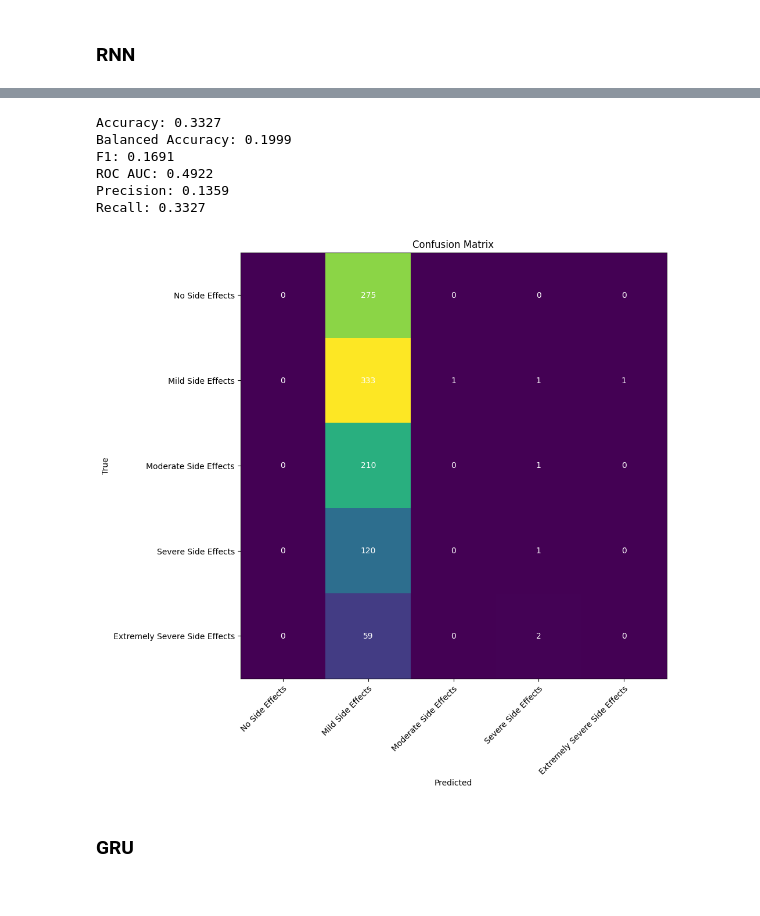
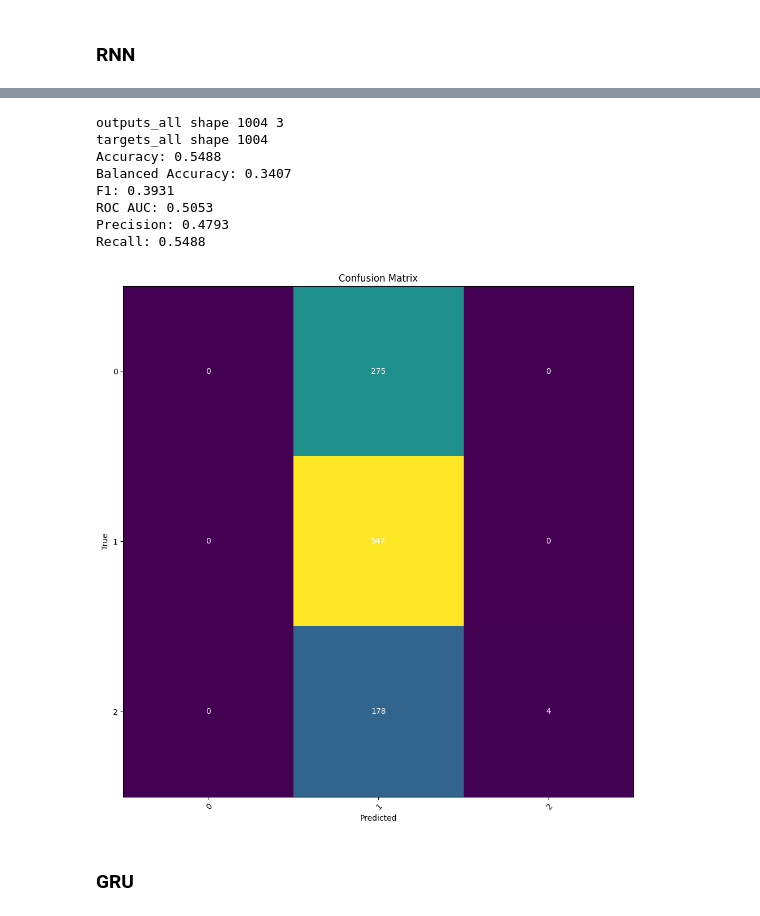
Before and after one commit to batiukmaks/Neural-Network-Technologies-and-Their-Usage-Labs, a Jupyter notebook: labs/lab-3/main.ipynb, the cells around one changed output, grey strips where cells are left out. Cells and saved outputs as stored; diff of their text form; code cells hidden in the pictures.

```diff
--- a/labs/lab-3/main.ipynb
+++ b/labs/lab-3/main.ipynb
@@ -459,6 +459,7 @@ DATALOADER_CONFIGS = {
         "input_column": "commentsReview",
         "target_column": "rating",
         "class_names": range(1, 11),
+        "num_encoded_labels": 3,
         "max_len": 100,
     },
     "effectiveness": {
@@ -471,6 +472,7 @@ DATALOADER_CONFIGS = {
             'Considerably Effective',
             'Highly Effective',
         ],
+        "num_encoded_labels": 3,
         "max_len": 100,
     },
     "sideEffects": {
@@ -483,6 +485,7 @@ DATALOADER_CONFIGS = {
             'Severe Side Effects',
             'Extremely Severe Side Effects',
         ],
+        "num_encoded_labels": 3,
         "max_len": 100,
     }
 }
@@ -631,6 +674,9 @@ def test_model(model, test_dataloader):
             outputs_all.extend(output)
             targets_all.extend(targets.detach().cpu().numpy())
 
+    print("outputs_all shape", len(outputs_all), len(outputs_all[0]))
+    print("targets_all shape", len(targets_all))
+
     pred = np.argmax(outputs_all, axis=1)
     return {
         'accuracy': accuracy_score(targets_all, pred),
@@ -642,7 +688,7 @@ def test_model(model, test_dataloader):
         'confusion_matrix': confusion_matrix(targets_all, pred),
     }
 
-def plot_metrics(metrics, class_names):
+def plot_metrics(metrics, class_names=range(3)):
     """Print and plot accuracy, balanced_accuracy, f1, roc_auc, precision, recall, and confusion matrix for multiclassification problems"""
 
     # Print the metrics
@@ -810,11 +860,11 @@ Recall: 0.4203
 # %%
 rnn_side_effects_model, rnn_side_effects_train_metrics = run_training(
     model_path="./models/rnn_side_effects_model.pth",
-    model=RNN(input_size=1, hidden_size=16, output_size=len(DATALOADER_CONFIGS["sideEffects"]["class_names"])),
+    model=RNN(input_size=1, hidden_size=16, output_size=DATALOADER_CONFIGS["sideEffects"]["num_encoded_labels"]),
     train_dataloader=rnn_side_effects_train_dataloader,
     test_dataloader=rnn_side_effects_test_dataloader,
     epochs=10,
-    lr=0.001,
+    lr=0.01,
     save_model=True
 )
 
@@ -835,18 +885,20 @@ Training ./models/rnn_side_effects_model.pth model...
 # %%
 rnn_side_effects_test_metrics = test_model(
     rnn_side_effects_model,
     rnn_side_effects_test_dataloader
 )
 
-plot_metrics(rnn_side_effects_test_metrics, DATALOADER_CONFIGS["sideEffects"]["class_names"])
+plot_metrics(rnn_side_effects_test_metrics)
 # %% [output]
-Accuracy: 0.3327
-Balanced Accuracy: 0.1999
-F1: 0.1691
-ROC AUC: 0.4922
-Precision: 0.1359
-Recall: 0.3327
+outputs_all shape 1004 3
+targets_all shape 1004
+Accuracy: 0.5488
+Balanced Accuracy: 0.3407
+F1: 0.3931
+ROC AUC: 0.5053
+Precision: 0.4793
+Recall: 0.5488
-[figure, old version]
+[figure, new version]
 # %% [markdown]
 ### GRU
 # %%
```
Also changed, not shown: parts of 26 cells of this notebook.
